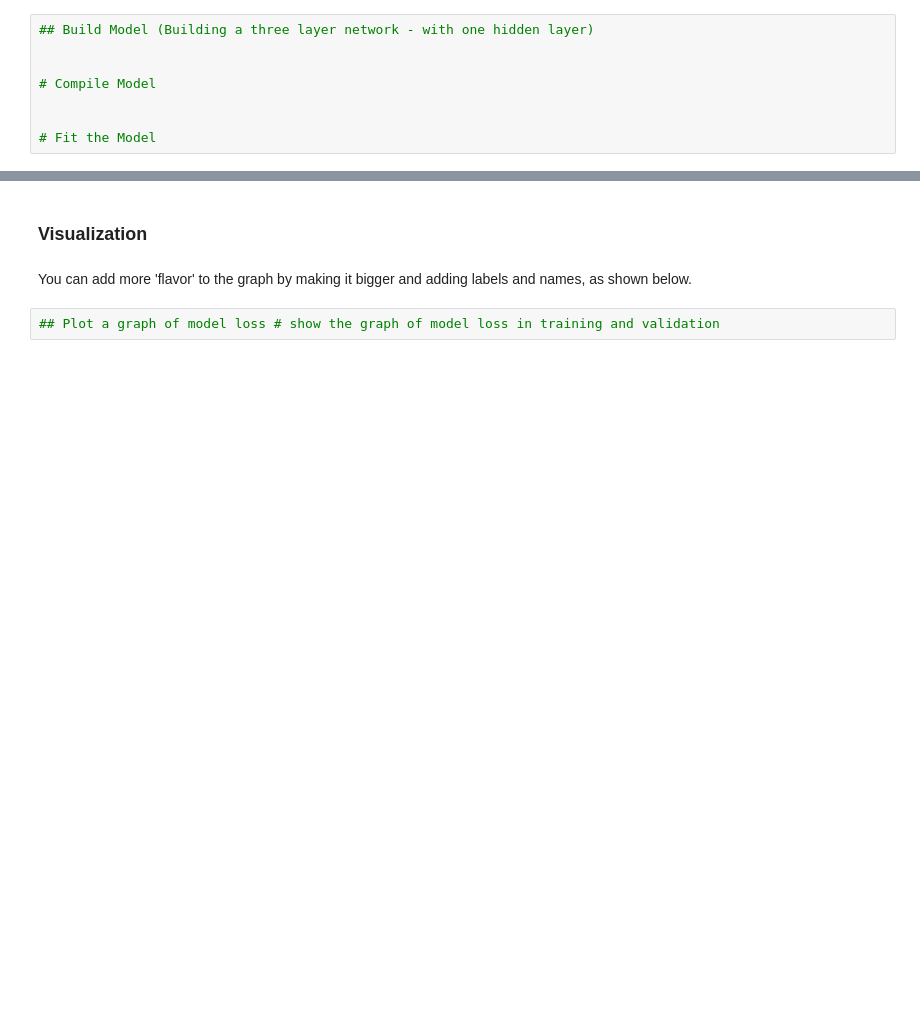
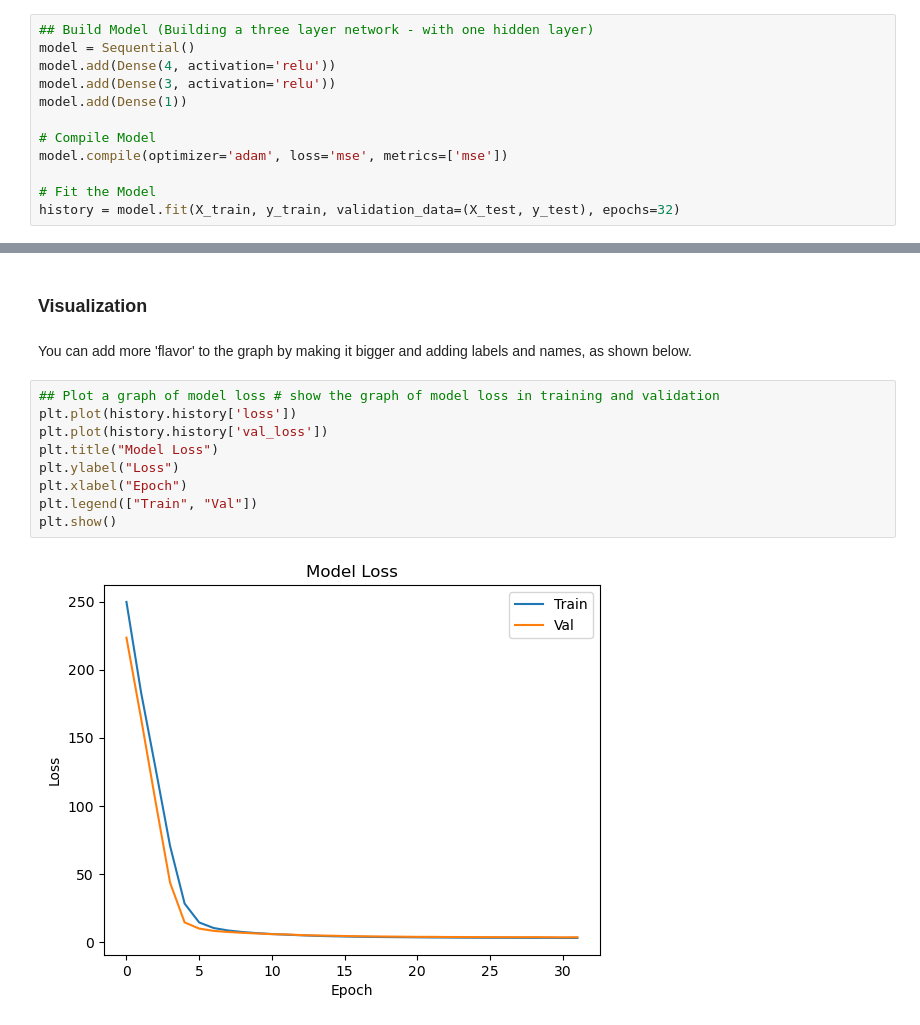
Before and after one commit to LinkedInLearning/artificial-intelligence-foundations-neural-networks-4381282, a Jupyter notebook: 04_07_begin.ipynb, the cells around one changed output, grey strips where cells are left out. Saved outputs shown, nothing was run; the diff lists cells and outputs as text; blank space fills up the shorter version.

```diff
--- a/04_07_begin.ipynb
+++ b/04_07_begin.ipynb
@@ -174,9 +235,13 @@ print(X_train.shape,X_test.shape, y_train.shape, y_test.shape )
 #### Build and Train the Network
 # %%
 ## Build Model (Building a three layer network - with one hidden layer)
-
+model = Sequential()
+model.add(Dense(4, activation='relu'))
+model.add(Dense(3, activation='relu'))
+model.add(Dense(1))
 
 # Compile Model
-
+model.compile(optimizer='adam', loss='mse', metrics=['mse'])
 
 # Fit the Model
+history = model.fit(X_train, y_train, validation_data=(X_test, y_test), epochs=32)
@@ -186,3 +269,12 @@ print(X_train.shape,X_test.shape, y_train.shape, y_test.shape )
 You can add more 'flavor' to the graph by making it bigger and adding labels and names, as shown below.
 # %%
 ## Plot a graph of model loss # show the graph of model loss in training and validation
+plt.plot(history.history['loss'])
+plt.plot(history.history['val_loss'])
+plt.title("Model Loss")
+plt.ylabel("Loss")
+plt.xlabel("Epoch")
+plt.legend(["Train", "Val"])
+plt.show()
+# %% [output]
+[figure, added]
```
Also changed, not shown: parts of 12 cells of this notebook.
